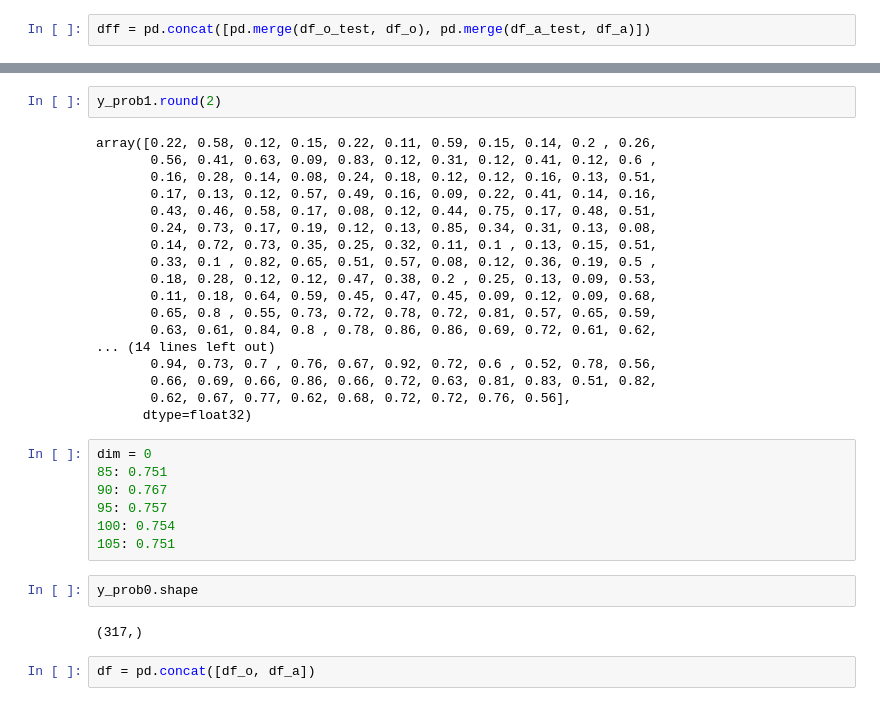
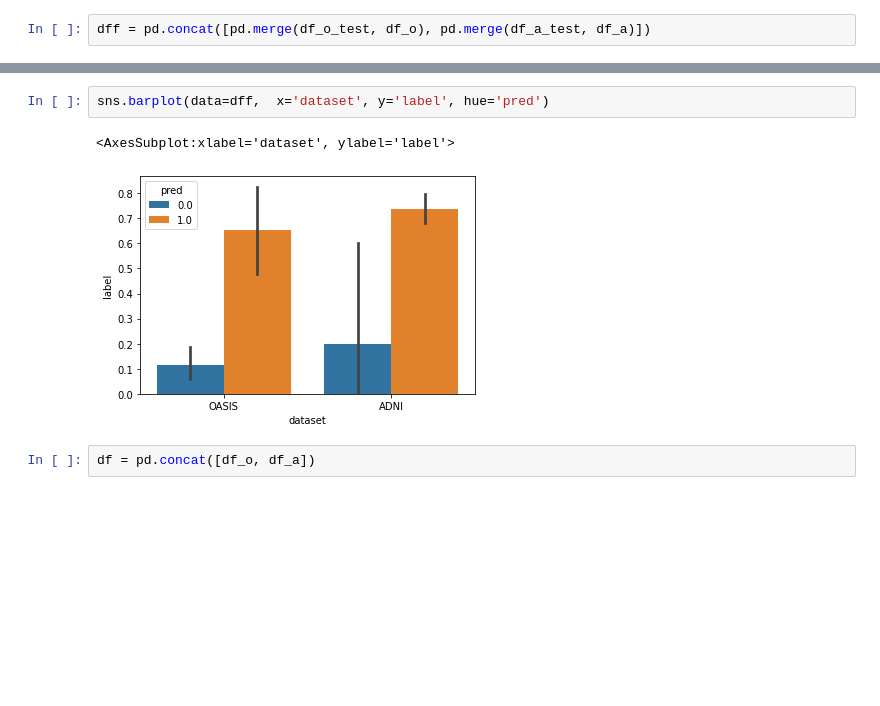
Before and after one commit to tamap94/ds-capstone-alzheimers-, a Jupyter notebook: modelling/Dennis_Ensemble.ipynb, the cells around one changed output, grey strips where cells are left out. Saved outputs shown, nothing was run; the diff lists cells and outputs as text; blank space fills up the shorter version.

```diff
--- a/modelling/Dennis_Ensemble.ipynb
+++ b/modelling/Dennis_Ensemble.ipynb
@@ -169,34 +154,8 @@ plt.plot(range(70,120,5), results2)
-# %%
-y_prob1.round(2)
-# %% [output]
-array([0.22, 0.58, 0.12, 0.15, 0.22, 0.11, 0.59, 0.15, 0.14, 0.2 , 0.26,
-       0.56, 0.41, 0.63, 0.09, 0.83, 0.12, 0.31, 0.12, 0.41, 0.12, 0.6 ,
-       0.16, 0.28, 0.14, 0.08, 0.24, 0.18, 0.12, 0.12, 0.16, 0.13, 0.51,
-       0.17, 0.13, 0.12, 0.57, 0.49, 0.16, 0.09, 0.22, 0.41, 0.14, 0.16,
-       0.43, 0.46, 0.58, 0.17, 0.08, 0.12, 0.44, 0.75, 0.17, 0.48, 0.51,
-       0.24, 0.73, 0.17, 0.19, 0.12, 0.13, 0.85, 0.34, 0.31, 0.13, 0.08,
-       0.14, 0.72, 0.73, 0.35, 0.25, 0.32, 0.11, 0.1 , 0.13, 0.15, 0.51,
-       0.33, 0.1 , 0.82, 0.65, 0.51, 0.57, 0.08, 0.12, 0.36, 0.19, 0.5 ,
-       0.18, 0.28, 0.12, 0.12, 0.47, 0.38, 0.2 , 0.25, 0.13, 0.09, 0.53,
-       0.11, 0.18, 0.64, 0.59, 0.45, 0.47, 0.45, 0.09, 0.12, 0.09, 0.68,
-       0.65, 0.8 , 0.55, 0.73, 0.72, 0.78, 0.72, 0.81, 0.57, 0.65, 0.59,
-       0.63, 0.61, 0.84, 0.8 , 0.78, 0.86, 0.86, 0.69, 0.72, 0.61, 0.62,
-... (14 lines left out)
-       0.94, 0.73, 0.7 , 0.76, 0.67, 0.92, 0.72, 0.6 , 0.52, 0.78, 0.56,
-       0.66, 0.69, 0.66, 0.86, 0.66, 0.72, 0.63, 0.81, 0.83, 0.51, 0.82,
-       0.62, 0.67, 0.77, 0.62, 0.68, 0.72, 0.72, 0.76, 0.56],
-      dtype=float32)
-# %%
-dim = 0
-85: 0.751
-90: 0.767
-95: 0.757
-100: 0.754
-105: 0.751
-# %%
-y_prob0.shape
-# %% [output]
-(317,)
+# %%
+sns.barplot(data=dff,  x='dataset', y='label', hue='pred')
+# %% [output]
+<AxesSubplot:xlabel='dataset', ylabel='label'>
+[figure, added]
 # %%
 df = pd.concat([df_o, df_a])
 # %%
```
Also changed, not shown: parts of 26 cells of this notebook, 6 other files.
